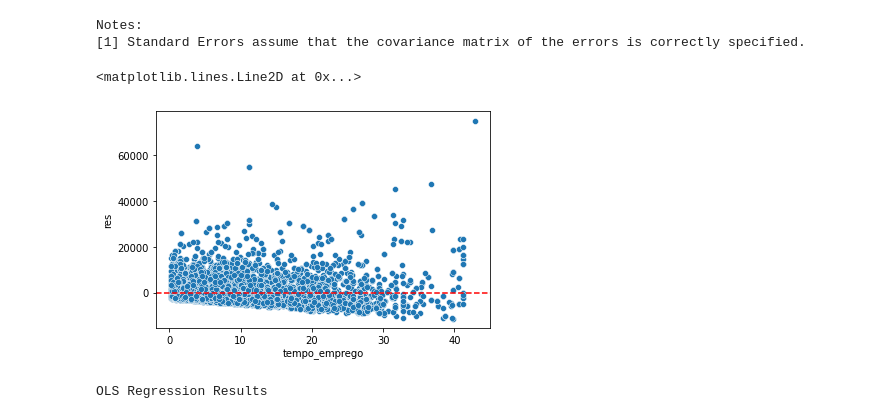
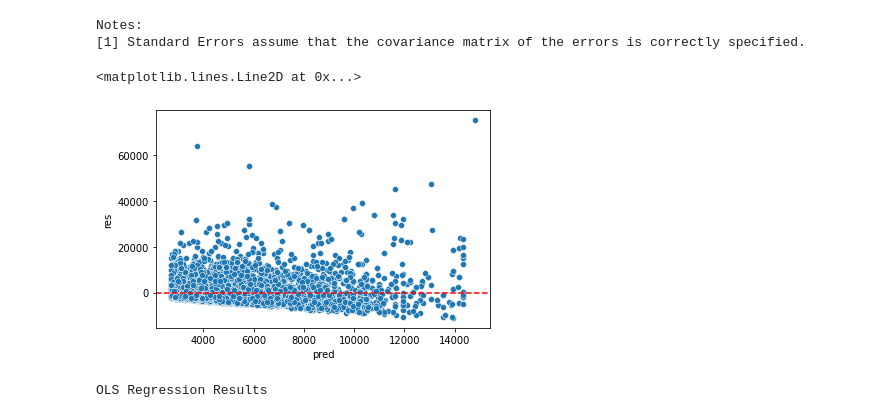
Before and after one commit to iqui27/EBAC-AULAS, a Jupyter notebook: MODULO 12/mod12 ex03 - regressão múltipla.ipynb, the cells around one changed output. Saved outputs shown, nothing was run; the diff lists cells and outputs as text; code cells hidden in the pictures.

```diff
--- a/MODULO 12/mod12 ex03 - regressão múltipla.ipynb
+++ b/MODULO 12/mod12 ex03 - regressão múltipla.ipynb
@@ -282,11 +283,12 @@ Notes:
 [1] Standard Errors assume that the covariance matrix of the errors is correctly specified.
 # %%
 renda['res'] = reg.resid
-sns.scatterplot(x='tempo_emprego', y = 'res', data = renda)
+renda['pred'] = reg.fittedvalues
+sns.scatterplot(x='pred', y = 'res', data = renda)
 plt.axhline(y=0, color='r', linestyle='--')
 # %% [output]
 <matplotlib.lines.Line2D at 0x...>
-[figure, old version]
+[figure, new version]
 # %%
 reg = smf.ols('renda ~ tempo_emprego', data = renda).fit()
 reg.summary()
```
Also changed, not shown: parts of 9 cells of this notebook.
